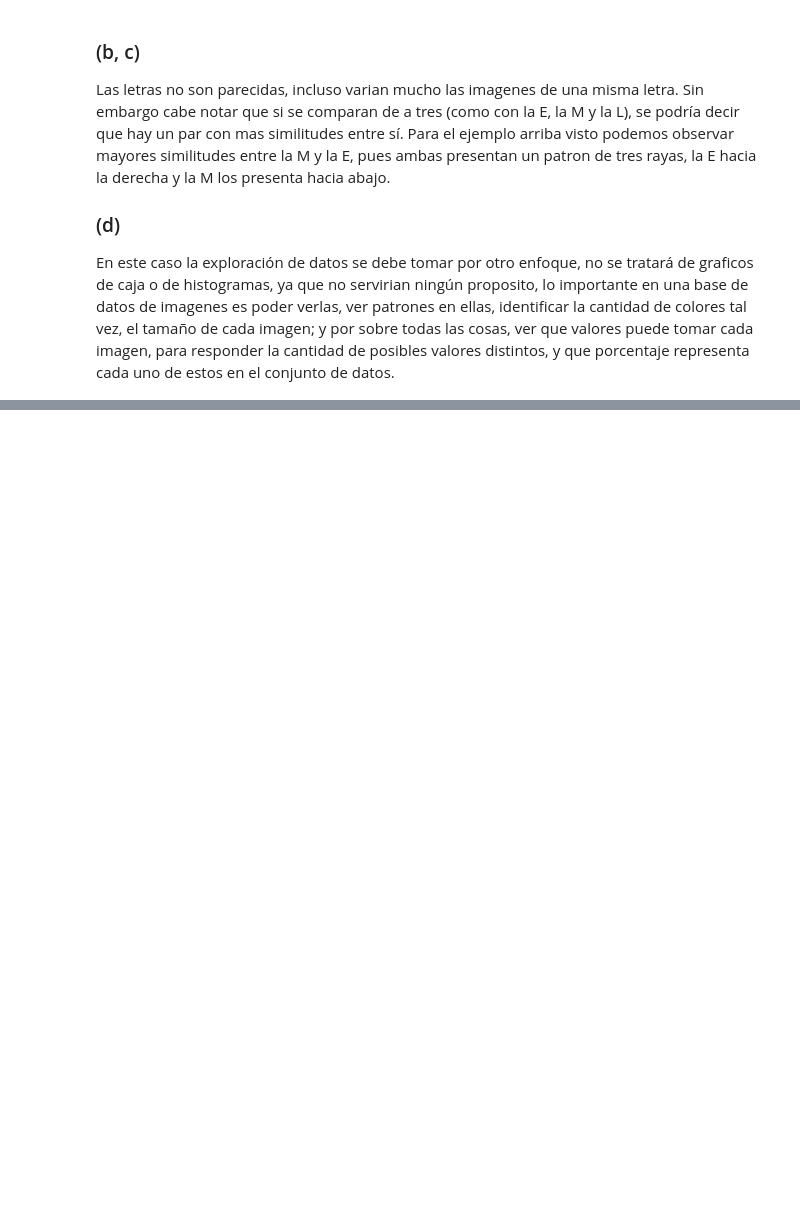
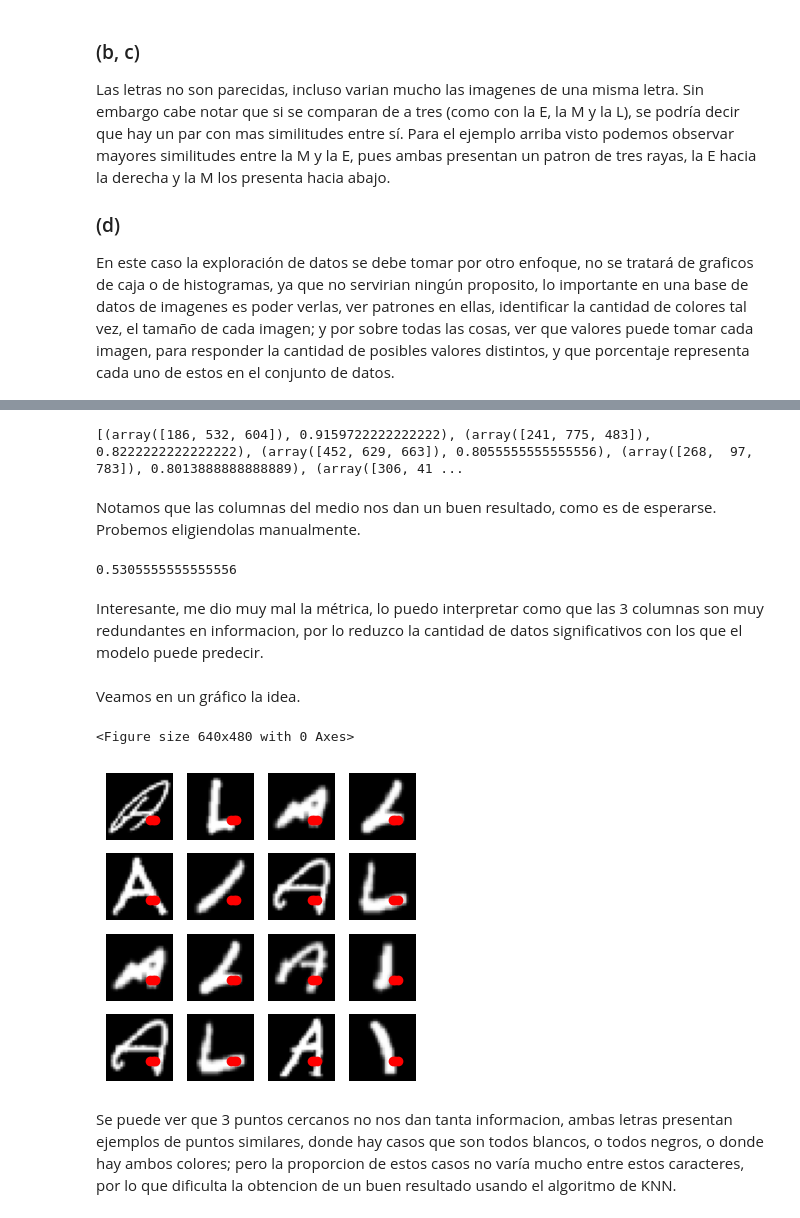
Before and after one commit to GuidoPauletti/EMNIST-Classifier, a Jupyter notebook: notas.ipynb, the cells around one changed output, grey strips where cells are left out. Cells and saved outputs as stored; diff of their text form; code cells hidden in the pictures; blank space fills up the shorter version.

Commit message:
items a, b y c del punto 2
falta el (d)

```diff
--- a/notas.ipynb
+++ b/notas.ipynb
@@ -133,0 +142,5 @@ Cs.head()
+# %%
+LAs = df[df[0].isin(["A","L"])] # item a
+
+# (item b) por analisis anteriores sabemos que estos datos estan
+# balanceados, ambas letras estan en 2400 filas
@@ -133,0 +149,7 @@ Cs.head()
+# %%
+# separamos las labels
+X = LAs.drop(0, axis=1)
+y = LAs[0]
+# %%
+# separamos los datos en conjuntos train y test
+X_train, X_test, y_train, y_test = train_test_split(X, y, random_state=42, test_size=0.3)
@@ -133,0 +158,20 @@ Cs.head()
+# %%
+resultados3=[]
+
+for i in range(15):   # pruebo con 15 combinaciones distintas
+    combinacion = np.random.randint(1, 785, size=3)    # tomo de forma random 3 de las columnas
+    X_train_subset = X_train[combinacion]     # asigno un subset donde tomo del X_train las columnas random
+    X_test_subset = X_test[combinacion]
+    knn = KNeighborsClassifier(n_neighbors=3)
+    knn.fit(X_train_subset,y_train)
+    y_pred = knn.predict(X_test_subset)
+    resultados3.append((combinacion,metrics.accuracy_score(y_test, y_pred)))
+
+resultados3 = sorted(resultados3, key=lambda x: x[1], reverse=True)
+
+print(resultados3)
+# %% [output]
+[(array([186, 532, 604]), 0.9159722222222222), (array([241, 775, 483]), 0.8222222222222222), (array([452, 629, 663]), 0.8055555555555556), (array([268,  97, 783]), 0.8013888888888889), (array([306, 41 ...
+# %% [markdown]
+Notamos que las columnas del medio nos dan un buen resultado, como es de esperarse.<br>
+Probemos eligiendolas manualmente.
@@ -133,0 +185,28 @@ Cs.head()
+# %%
+print(metrics.accuracy_score(y_test, y_pred))
+# %% [output]
+0.5305555555555556
+# %% [markdown]
+Interesante, me dio muy mal la métrica, lo puedo interpretar como que las 3 columnas son muy redundantes en informacion, por lo reduzco la cantidad de datos significativos con los que el modelo puede predecir.
+# %% [markdown]
+Veamos en un gráfico la idea.
+# %%
+plt.clf()
+
+np.random.seed(42)
+random = np.random.randint(0,2399, size=16)
+fig, axs = plt.subplots(4,4,figsize=(4,4))
+
+for j in range(4):
+    for i, letra in enumerate(["A","L","A","L"]):
+        row = df[df[0] == letra].iloc[random[i + j + 2]].drop(0)
+        image_array = np.array(row).astype(np.float32)
+        image = flip_rotate(image_array)
+        axs[j,i].imshow(image, cmap='gray')
+        axs[j,i].scatter([18,19,20], [19,19,19],color='red') # señalamos 3 atributos cercanos
+        axs[j,i].axis('off')
+# %% [output]
+<Figure size 640x480 with 0 Axes>
+[figure, added]
+# %% [markdown]
+Se puede ver que 3 puntos cercanos no nos dan tanta informacion, ambas letras presentan ejemplos de puntos similares, donde hay casos que son todos blancos, o todos negros, o donde hay ambos colores; pero la proporcion de estos casos no varía mucho entre estos caracteres, por lo que dificulta la obtencion de un buen resultado usando el algoritmo de KNN.
```
Also changed, not shown: parts of 17 cells of this notebook.
